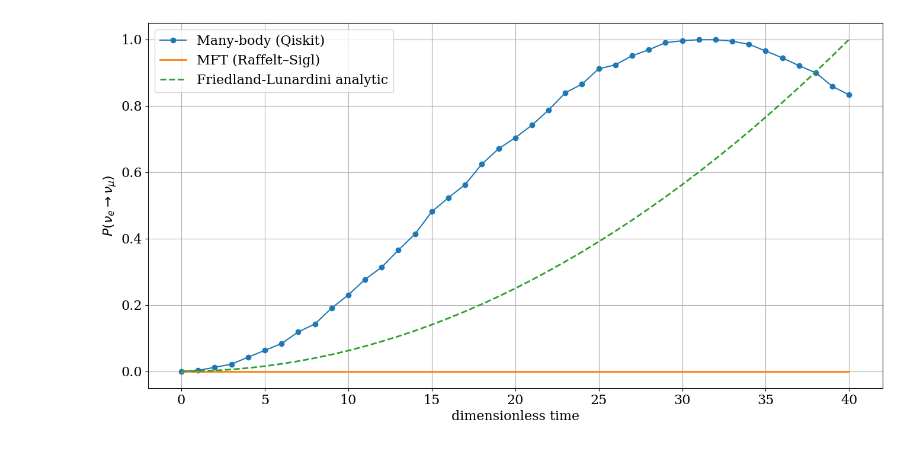
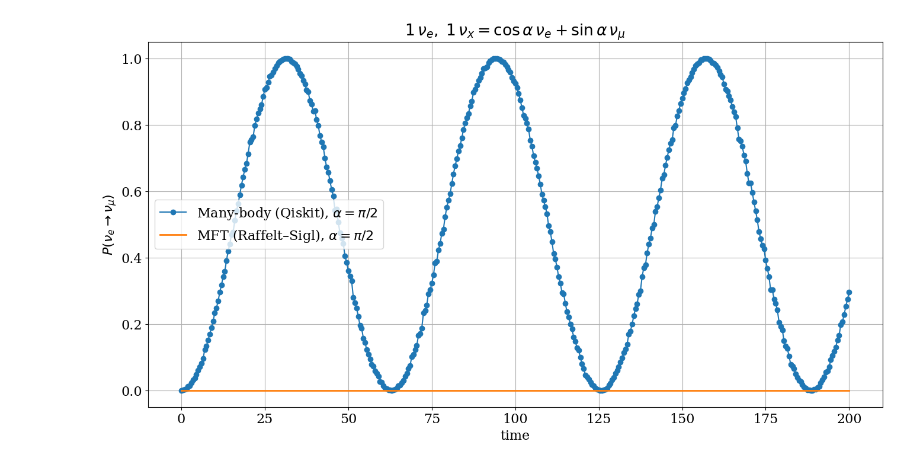
Before and after one commit to Ushakrhmn/Quantum-neutrino-Amol-Basu, a Jupyter notebook: Quantum_F-l_MFT/Qiskit/quantum_F-L_MFT_e1_x1.ipynb, the cells around one changed output. Saved outputs shown, nothing was run; the diff lists cells and outputs as text; code cells hidden in the pictures.

Commit message:
Comparison between manybody, Friedland-Lunardini and MFT, IBM

```diff
--- a/Quantum_F-l_MFT/Qiskit/quantum_F-L_MFT_e1_x1.ipynb
+++ b/Quantum_F-l_MFT/Qiskit/quantum_F-L_MFT_e1_x1.ipynb
@@ -88,18 +89,27 @@ from qiskit_aer import AerSimulator
 initial_bits = [0, 1]
 
 P_inv = [[] for _ in range(N)]
-times = []
+dt = 0.5
+T_max = 200
+steps = int(T_max / dt) + 1
+times = np.linspace(0, T_max, steps)
+
 
 backend = AerSimulator()
 shots = 4096
-n_steps_max = 40
+
 J = interaction_matrix(N, dm2, E)
+alpha=np.pi/2
 qc0=QuantumCircuit(N,N)
-qc0.x(1)  ## Qubit1 is nu_mu
-for n in range(n_steps_max + 1):
+# Qubit 0: nu_e → already |0>
+# Qubit 1: nu_x = cos α |e> + sin α |μ>
+qc0.ry(2 * alpha, 1)
+
+for t in times:
+    n = int(round(t / dt))
     qc=qc0.copy()
     #add_vacuum_evolution(qc, n=n, bx=bx, by=by, bz=bz, N=N)
-    add_interaction_evolution(qc, n=n, J=J, N=N)
+    add_interaction_evolution(qc, n=n, J=J, N=N, dt=dt)
 #     tqc = transpile(qc, backend)
 #     counts = backend.run(tqc, shots=shots).result().get_counts()
 
@@ -118,13 +128,13 @@ for n in range(n_steps_max + 1):
             if bit_q != initial_bits[q]:
                 p_inv_t[q] += prob
 
-    times.append(n)
+    #times.append(n)
 
     for q in range(N):
         P_inv[q].append(p_inv_t[q])
 
     print(
-        f"t = {n:2d} | "
+        f"t = {t:2f} | "
         f"q0_inv = {p_inv_t[0]:.4f}, "
         f"q1_inv = {p_inv_t[1]:.4f} "
 
@@ -465,12 +467,12 @@ omega = np.zeros(2)   # no vacuum term
 lam   = 0.0           # no matter term
 theta = 0.0           # irrelevant when omega=0
 
-initial_flavors = np.array(['e', 'x'])
+initial_flavors = np.array(['e', 'a'])
 
 # Provide dummy alpha (required by function implementation)
-sol = P_osc_RS(times, theta, omega, lam, J,
+sol = P_osc_RS(times , theta, omega, lam, J,
                initial_flavors=initial_flavors,
-               alpha=0.0)
+               alpha=np.pi/2)
 
 # Extract solution array
 P_all = sol.y                    # shape: (3*n_modes, n_times)
@@ -488,30 +490,26 @@ P_mft = 0.5 * (1 - Pz0)
 # %%
 import matplotlib.pyplot as plt
 import numpy as np
 
 times = np.array(times)
 
 # --- Many-body ---
 plt.plot(times, P_inv[0],
          marker='o',
-         label='Many-body (Qiskit)')
+         label=r'Many-body (Qiskit), $\alpha=\pi/2$')
 
 # --- MFT ---
-plt.plot(times, P_mft,
+plt.plot(times , P_mft,
          linestyle='-',
          linewidth=2,
-         label='MFT (Raffelt–Sigl)')
+         label=r'MFT (Raffelt–Sigl), $\alpha=\pi/2$')
 
-# --- Analytic (Eq. 15) ---
-plt.plot(times, P_analytic,
-         linestyle='--',
-         linewidth=2,
-         label='Friedland-Lunardini analytic')
 
-plt.xlabel(r'dimensionless time')
+plt.xlabel(r'time')
 plt.ylabel(r'$P(\nu_e \to \nu_\mu)$')
 plt.legend()
 plt.grid(True)
+plt.title(r'$1\,\nu_e,\; 1\,\nu_x=\cos\alpha\,\nu_e+\sin\alpha\,\nu_\mu$')
 plt.show()
 # %% [output]
-[figure, old version]
+[figure, new version]
```
Also changed, not shown: parts of 19 cells of this notebook, 1 other file.
